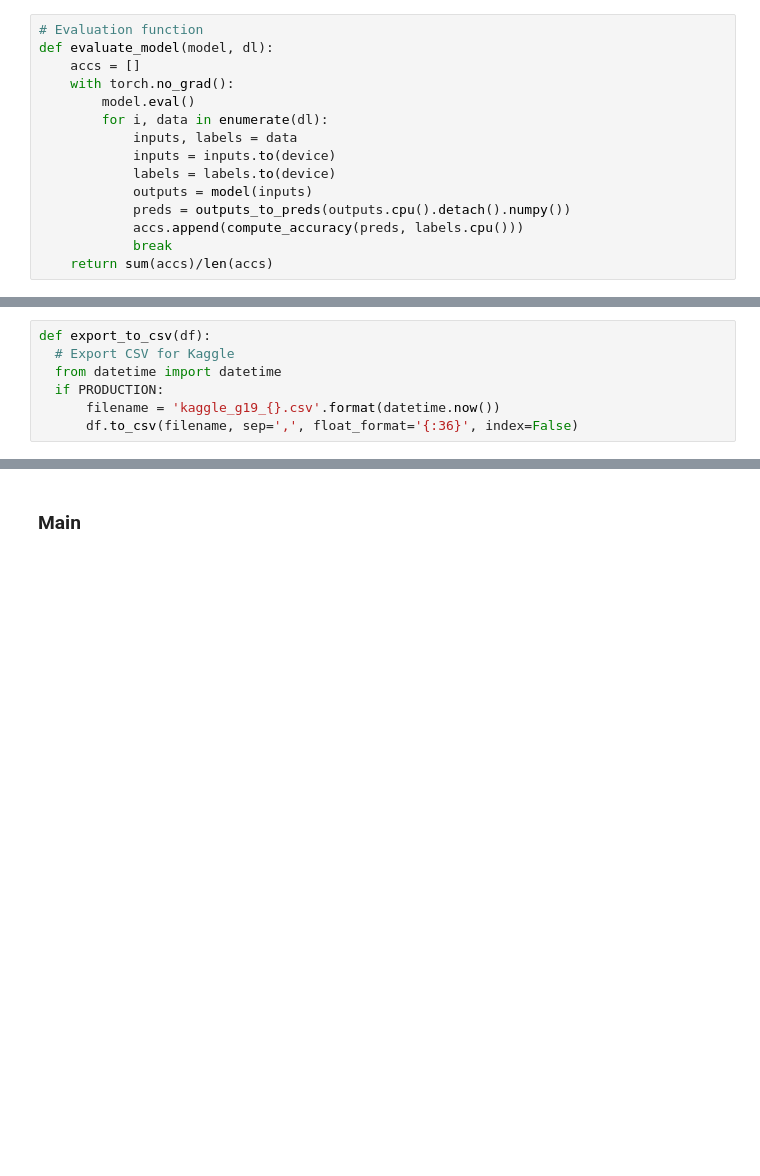
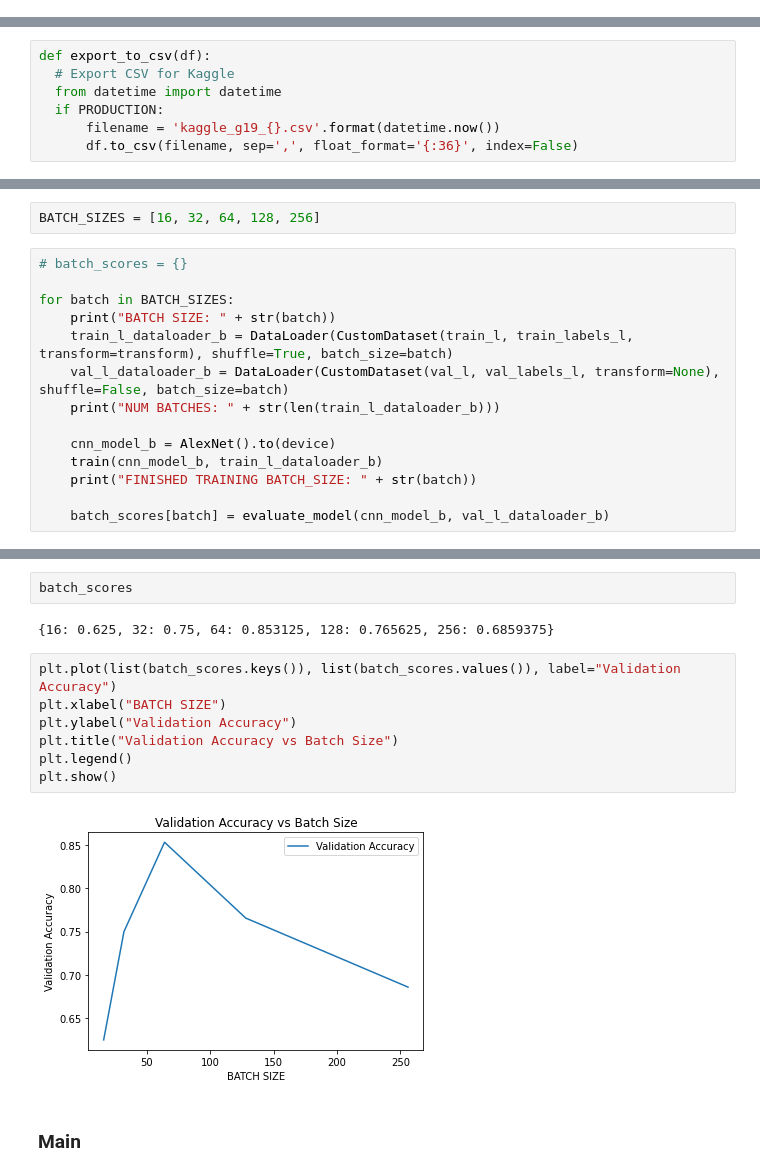
Before and after one commit to felixsimard/comp551-p3, a Jupyter notebook: P3_G19_COMP551.ipynb, the cells around one changed output, grey strips where cells are left out. Saved outputs shown, nothing was run; the diff lists cells and outputs as text; blank space fills up the shorter version.

Commit message:
Added batch size graph

```diff
--- a/P3_G19_COMP551.ipynb
+++ b/P3_G19_COMP551.ipynb
@@ -452,15 +526,0 @@ def transform_output(scores):
-# %%
-# Evaluation function
-def evaluate_model(model, dl):
-    accs = []
-    with torch.no_grad():
-        model.eval()
-        for i, data in enumerate(dl):
-            inputs, labels = data
-            inputs = inputs.to(device)
-            labels = labels.to(device)
-            outputs = model(inputs)
-            preds = outputs_to_preds(outputs.cpu().detach().numpy())
-            accs.append(compute_accuracy(preds, labels.cpu()))
-            break
-    return sum(accs)/len(accs)
@@ -553,0 +555,16 @@ def export_to_csv(df):
+# %%
+BATCH_SIZES = [16, 32, 64, 128, 256]
+# %%
+# batch_scores = {}
+
+for batch in BATCH_SIZES:
+    print("BATCH SIZE: " + str(batch))
+    train_l_dataloader_b = DataLoader(CustomDataset(train_l, train_labels_l, transform=transform), shuffle=True, batch_size=batch)
+    val_l_dataloader_b = DataLoader(CustomDataset(val_l, val_labels_l, transform=None), shuffle=False, batch_size=batch)
+    print("NUM BATCHES: " + str(len(train_l_dataloader_b)))
+
+    cnn_model_b = AlexNet().to(device)
+    train(cnn_model_b, train_l_dataloader_b)
+    print("FINISHED TRAINING BATCH_SIZE: " + str(batch))
+
+    batch_scores[batch] = evaluate_model(cnn_model_b, val_l_dataloader_b)
@@ -554,3 +589,16 @@ def export_to_csv(df):
+# %%
+batch_scores
+# %% [output]
+{16: 0.625, 32: 0.75, 64: 0.853125, 128: 0.765625, 256: 0.6859375}
+# %%
+plt.plot(list(batch_scores.keys()), list(batch_scores.values()), label="Validation Accuracy")
+plt.xlabel("BATCH SIZE")
+plt.ylabel("Validation Accuracy")
+plt.title("Validation Accuracy vs Batch Size")
+plt.legend()
+plt.show()
+# %% [output]
+[figure, added]
 # %% [markdown]
 ### Main
 # %% [markdown]
```
Also changed, not shown: parts of 15 cells of this notebook.
